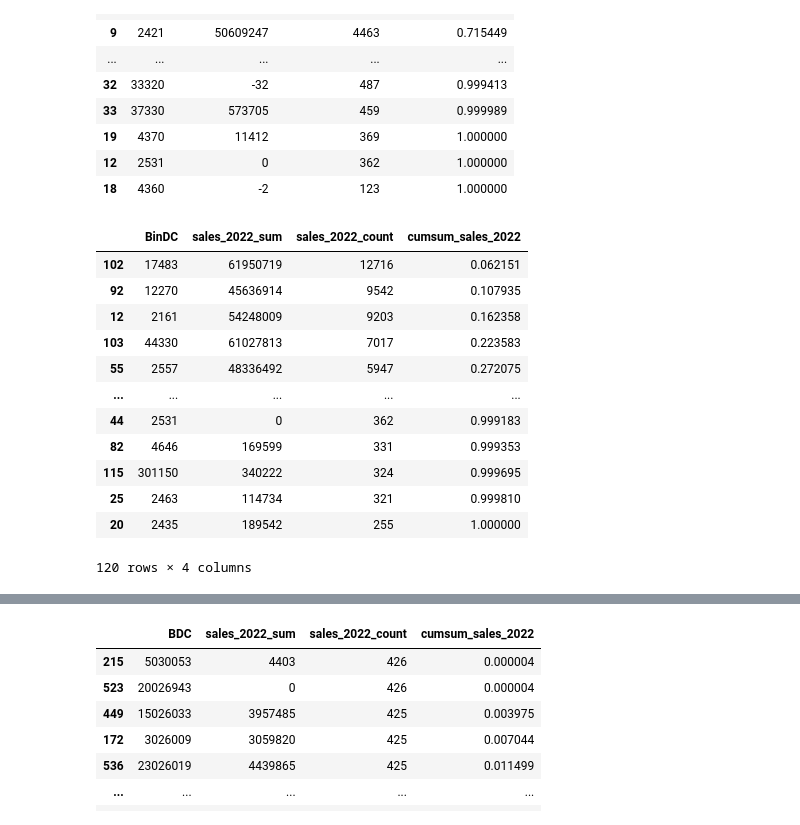
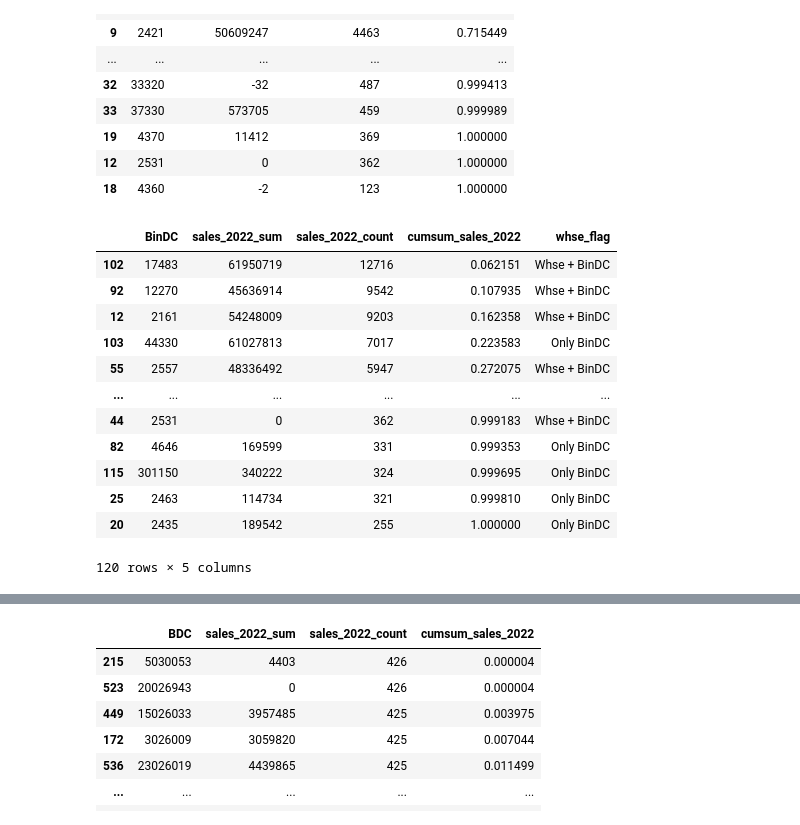
Before and after one commit to ritheshsunku/pepsico_ibp_forecasting, a Jupyter notebook: Forecasting_Solution/1. Data Processing/1.0 - Data Preprocessing.ipynb, the cells around one changed output, grey strips where cells are left out. Saved outputs shown, nothing was run; the diff lists cells and outputs as text; code cells hidden in the pictures.

```diff
--- a/Forecasting_Solution/1. Data Processing/1.0 - Data Preprocessing.ipynb
+++ b/Forecasting_Solution/1. Data Processing/1.0 - Data Preprocessing.ipynb
@@ -190,25 +196,26 @@ cum_sales_by_whse
 # %%
 cum_sales_by_bindc = tot_sales\
     .groupby(['BinDC'])\
         .agg({'sales_2022' : ['sum','count']})\
         .reset_index(drop = False)
 
 cum_sales_by_bindc.columns = ['_'.join(i) if i[1] != '' else i[0] for i in cum_sales_by_bindc.columns]
 cum_sales_by_bindc.sort_values(['sales_2022_count'], ascending=[False], inplace = True)
 
 cum_sales_by_bindc['cumsum_sales_2022'] = cum_sales_by_bindc['sales_2022_sum'].cumsum() / cum_sales_by_bindc['sales_2022_sum'].sum()
+cum_sales_by_bindc['whse_flag'] = np.where(cum_sales_by_bindc['BinDC'].isin(cum_sales_by_whse['Whse'].to_list()),'Whse + BinDC','Only BinDC')
 cum_sales_by_bindc
 # %% [output]
-|  | BinDC | sales_2022_sum | sales_2022_count | cumsum_sales_2022 |
-| 102 | 17483 | 61950719 | 12716 | 0.062151 |
-| 92 | 12270 | 45636914 | 9542 | 0.107935 |
-| 12 | 2161 | 54248009 | 9203 | 0.162358 |
-| 103 | 44330 | 61027813 | 7017 | 0.223583 |
-| 55 | 2557 | 48336492 | 5947 | 0.272075 |
-| ... | ... | ... | ... | ... |
-| 44 | 2531 | 0 | 362 | 0.999183 |
-| 82 | 4646 | 169599 | 331 | 0.999353 |
-| 115 | 301150 | 340222 | 324 | 0.999695 |
-| 25 | 2463 | 114734 | 321 | 0.999810 |
-| 20 | 2435 | 189542 | 255 | 1.000000 |
+|  | BinDC | sales_2022_sum | sales_2022_count | cumsum_sales_2022 | whse_flag |
+| 102 | 17483 | 61950719 | 12716 | 0.062151 | Whse + BinDC |
+| 92 | 12270 | 45636914 | 9542 | 0.107935 | Whse + BinDC |
+| 12 | 2161 | 54248009 | 9203 | 0.162358 | Whse + BinDC |
+| 103 | 44330 | 61027813 | 7017 | 0.223583 | Only BinDC |
+| 55 | 2557 | 48336492 | 5947 | 0.272075 | Whse + BinDC |
+| ... | ... | ... | ... | ... | ... |
+| 44 | 2531 | 0 | 362 | 0.999183 | Whse + BinDC |
+| 82 | 4646 | 169599 | 331 | 0.999353 | Only BinDC |
+| 115 | 301150 | 340222 | 324 | 0.999695 | Only BinDC |
+| 25 | 2463 | 114734 | 321 | 0.999810 | Only BinDC |
+| 20 | 2435 | 189542 | 255 | 1.000000 | Only BinDC |
-120 rows × 4 columns
+120 rows × 5 columns
```
Also changed, not shown: parts of 13 cells of this notebook, 2 other files.
